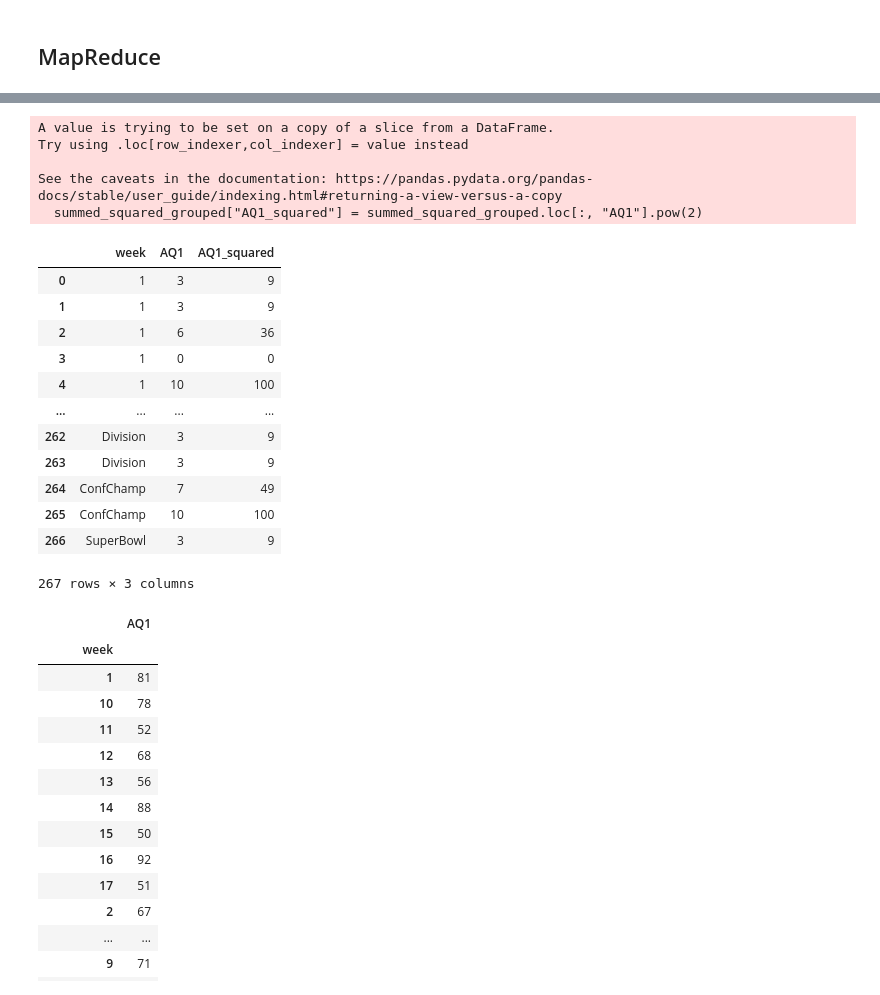
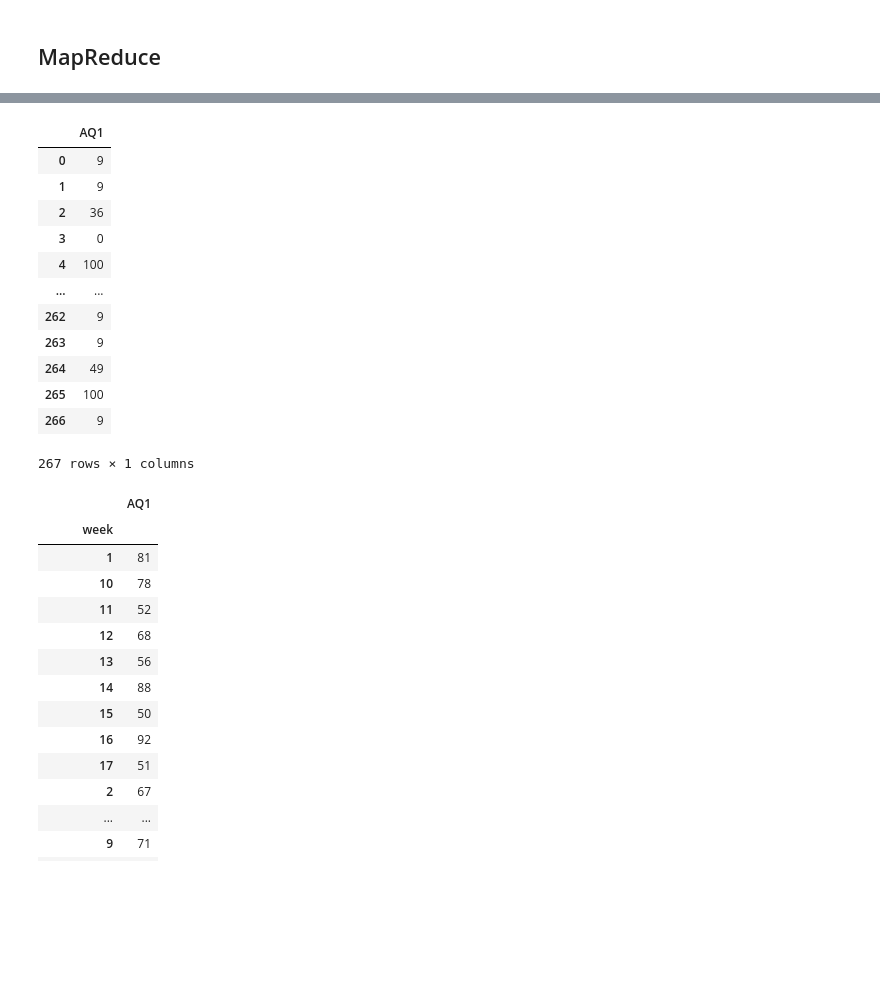
Before and after one commit to scimaksim/Python_graduate_coursework, a Jupyter notebook: HW6/Nikiforov_Assignment_6.ipynb, the cells around one changed output, grey strips where cells are left out. Saved outputs shown, nothing was run; the diff lists cells and outputs as text; code cells hidden in the pictures; blank space fills up the shorter version.

```diff
--- a/HW6/Nikiforov_Assignment_6.ipynb
+++ b/HW6/Nikiforov_Assignment_6.ipynb
@@ -64,26 +102,21 @@ summed_grouped
 # %%
-summed_squared_grouped = sample_data[["week", "AQ1"]]
-summed_squared_grouped["AQ1_squared"] = summed_squared_grouped.loc[:, "AQ1"].pow(2)
+summed_squared_grouped = pd.DataFrame(sample_data[["week", "AQ1"]].AQ1.pow(2))
+#summed_squared_grouped["AQ1_squared"] = summed_squared_grouped.AQ1.pow(2)
 summed_squared_grouped
 # %% [output]
+|  | AQ1 |
+| 0 | 9 |
+| 1 | 9 |
+| 2 | 36 |
+| 3 | 0 |
+| 4 | 100 |
+| ... | ... |
+| 262 | 9 |
+| 263 | 9 |
+| 264 | 49 |
+| 265 | 100 |
+| 266 | 9 |
-A value is trying to be set on a copy of a slice from a DataFrame.
-Try using .loc[row_indexer,col_indexer] = value instead
-
-See the caveats in the documentation: https://pandas.pydata.org/pandas-docs/stable/user_guide/indexing.html#returning-a-view-versus-a-copy
-  summed_squared_grouped["AQ1_squared"] = summed_squared_grouped.loc[:, "AQ1"].pow(2)
+267 rows × 1 columns
-|  | week | AQ1 | AQ1_squared |
-| 0 | 1 | 3 | 9 |
-| 1 | 1 | 3 | 9 |
-| 2 | 1 | 6 | 36 |
-| 3 | 1 | 0 | 0 |
-| 4 | 1 | 10 | 100 |
-| ... | ... | ... | ... |
-| 262 | Division | 3 | 9 |
-| 263 | Division | 3 | 9 |
-| 264 | ConfChamp | 7 | 49 |
-| 265 | ConfChamp | 10 | 100 |
-| 266 | SuperBowl | 3 | 9 |
-267 rows × 3 columns
 # %%
 # Write a mapping function.
 # Take in one of the data sets (one season of data), a grouping variable, and a target variable.
```
Also changed, not shown: parts of 3 cells of this notebook.
